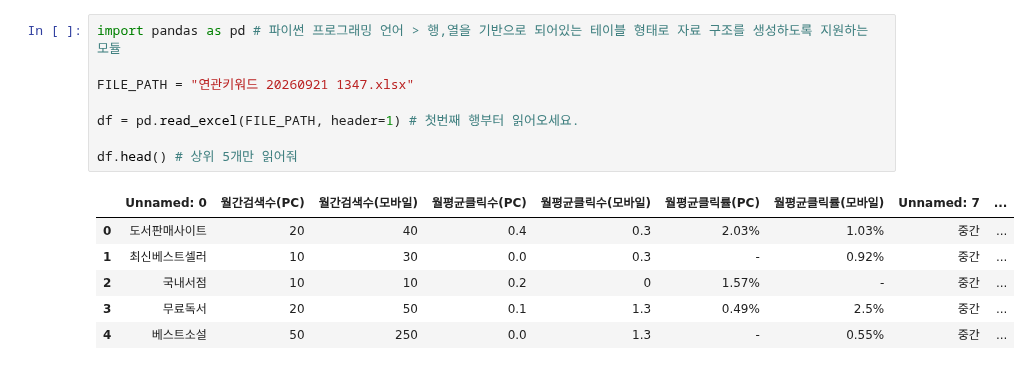
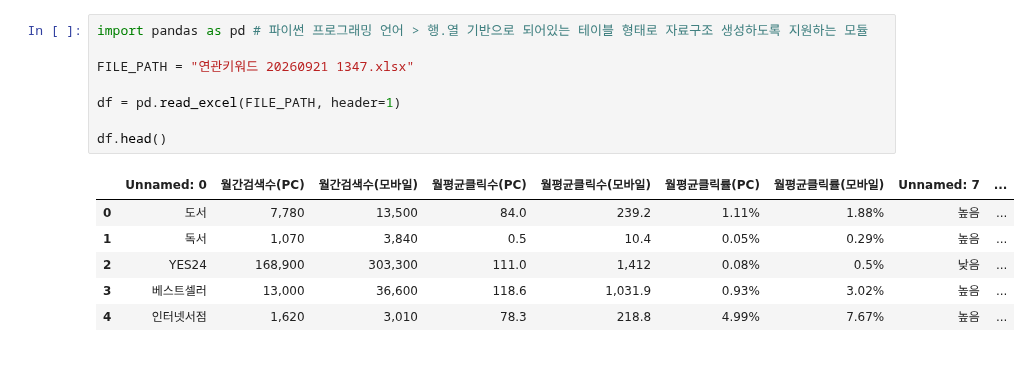
Before and after one commit to 383171a/datamarketing-Megastudy-260828, a Jupyter notebook: 260921/naver_keyword.ipynb, the cells around one changed output. Drawn from its saved outputs; the diff is of its cells as text.

```diff
--- a/260921/naver_keyword.ipynb
+++ b/260921/naver_keyword.ipynb
@@ -1,16 +1,16 @@
 # %%
-import pandas as pd # 파이썬 프로그래밍 언어 > 행,열을 기반으로 되어있는 테이블 형태로 자료 구조를 생성하도록 지원하는 모듈
+import pandas as pd # 파이썬 프로그래밍 언어 > 행.열 기반으로 되어있는 테이블 형태로 자료구조 생성하도록 지원하는 모듈
 
-FILE_PATH = "연관키워드 20260921 1347.xlsx"
+FILE_PATH = "연관키워드 20260921 1347.xlsx"
 
-df = pd.read_excel(FILE_PATH, header=1) # 첫번째 행부터 읽어오세요.
+df = pd.read_excel(FILE_PATH, header=1)
 
-df.head() # 상위 5개만 읽어줘
+df.head()
 # %% [output]
 |  | Unnamed: 0 | 월간검색수(PC) | 월간검색수(모바일) | 월평균클릭수(PC) | 월평균클릭수(모바일) | 월평균클릭률(PC) | 월평균클릭률(모바일) | Unnamed: 7 | ... |
-| 0 | 도서판매사이트 | 20 | 40 | 0.4 | 0.3 | 2.03% | 1.03% | 중간 | ... |
-| 1 | 최신베스트셀러 | 10 | 30 | 0.0 | 0.3 | - | 0.92% | 중간 | ... |
-| 2 | 국내서점 | 10 | 10 | 0.2 | 0 | 1.57% | - | 중간 | ... |
-| 3 | 무료독서 | 20 | 50 | 0.1 | 1.3 | 0.49% | 2.5% | 중간 | ... |
-| 4 | 베스트소설 | 50 | 250 | 0.0 | 1.3 | - | 0.55% | 중간 | ... |
+| 0 | 도서 | 7,780 | 13,500 | 84.0 | 239.2 | 1.11% | 1.88% | 높음 | ... |
+| 1 | 독서 | 1,070 | 3,840 | 0.5 | 10.4 | 0.05% | 0.29% | 높음 | ... |
+| 2 | YES24 | 168,900 | 303,300 | 111.0 | 1,412 | 0.08% | 0.5% | 낮음 | ... |
+| 3 | 베스트셀러 | 13,000 | 36,600 | 118.6 | 1,031.9 | 0.93% | 3.02% | 높음 | ... |
+| 4 | 인터넷서점 | 1,620 | 3,010 | 78.3 | 218.8 | 4.99% | 7.67% | 높음 | ... |
 # %%
```
Also changed, not shown: parts of 75 cells of this notebook, 5 other files.
